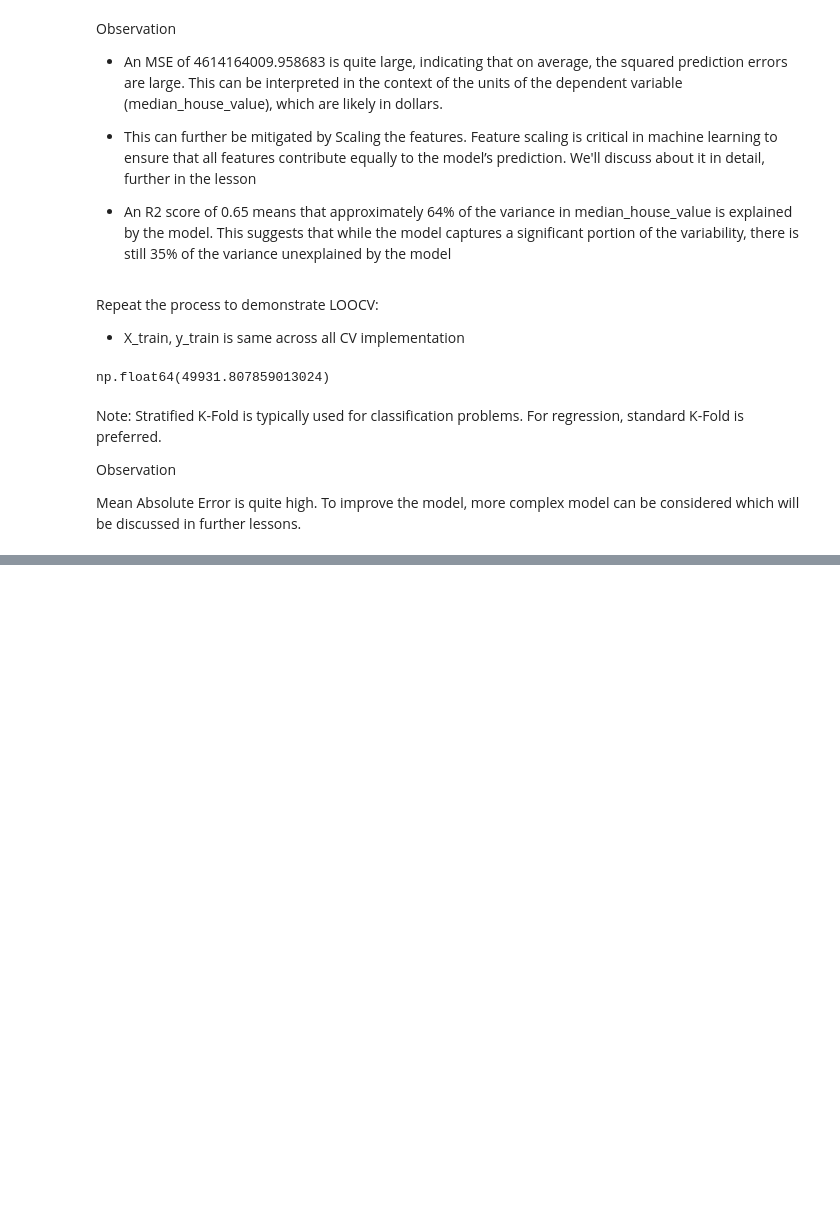
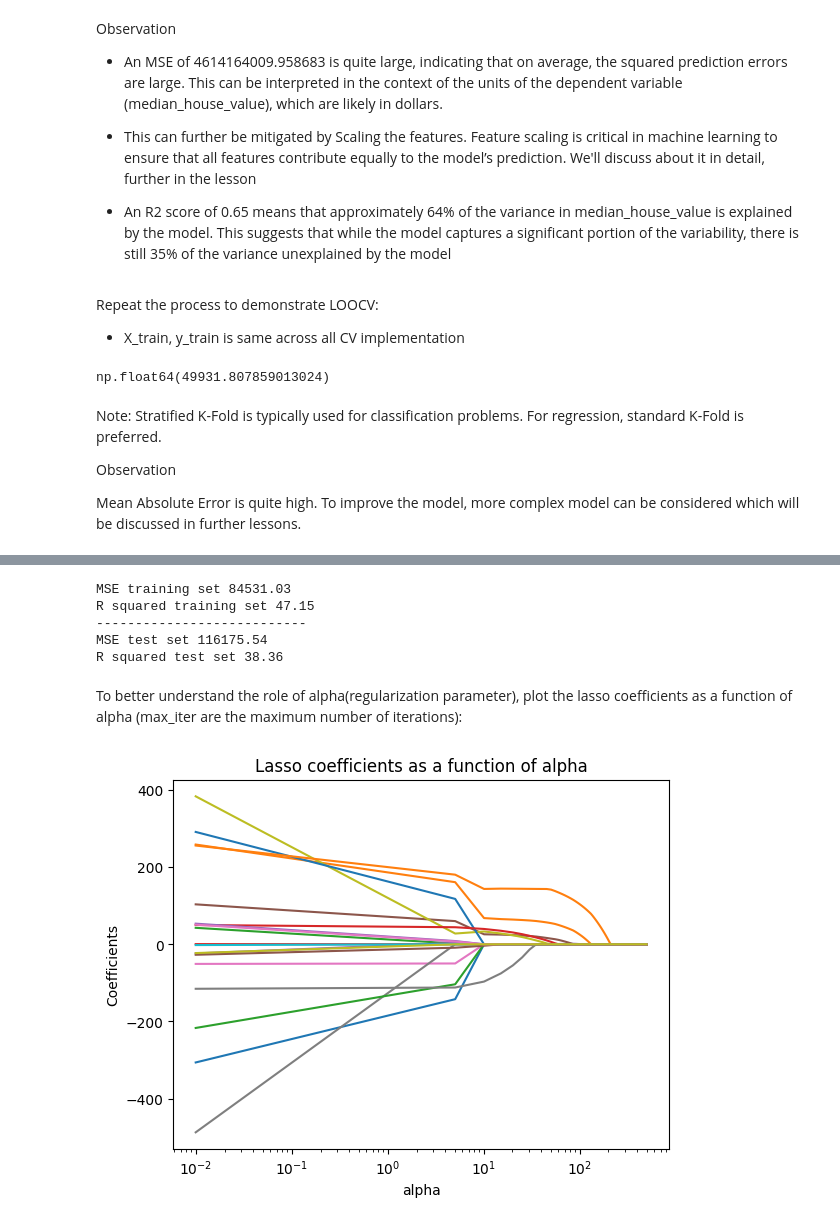
Before and after one commit to diadiaspora/AI-Machine-Learning, a Jupyter notebook: 3_Machine Learning/3.2_Supervised_Learning_Regression_and_Its_Applications/Supervised_Learning_Regression_and_Its_Applications.ipynb, the cells around one changed output, grey strips where cells are left out. Saved outputs shown, nothing was run; the diff lists cells and outputs as text; code cells hidden in the pictures; blank space fills up the shorter version.

```diff
--- a/3_Machine Learning/3.2_Supervised_Learning_Regression_and_Its_Applications/Supervised_Learning_Regression_and_Its_Applications.ipynb
+++ b/3_Machine Learning/3.2_Supervised_Learning_Regression_and_Its_Applications/Supervised_Learning_Regression_and_Its_Applications.ipynb
@@ -848,0 +1073,4 @@ Mean Absolute Error is quite high. To improve the model, more complex model can
+# %%
+# Create X with dummy variables and numerical variables
+X = pd.concat([X_numerical, dummies[['League_N', 'Division_W', 'NewLeague_N']]], axis=1)
+X.info()
@@ -848,0 +1095,3 @@ Mean Absolute Error is quite high. To improve the model, more complex model can
+# %%
+# Split the dataset into training and testing sets before handling missing values
+X_train, X_test, y_train, y_test = train_test_split(X, y, test_size=0.25, random_state=42)
@@ -848,0 +1122,8 @@ Mean Absolute Error is quite high. To improve the model, more complex model can
+# %%
+# Perform Standardization on numerical features.
+
+from sklearn.preprocessing import StandardScaler
+
+scaler = StandardScaler().fit(X_train[list_numerical])
+X_train[list_numerical] = scaler.transform(X_train[list_numerical])
+X_test[list_numerical] = scaler.transform(X_test[list_numerical])
@@ -848,0 +1145,5 @@ Mean Absolute Error is quite high. To improve the model, more complex model can
+# %%
+# Imputing the values NA values in the series with the median
+median_salary = y_train.median(skipna=True)
+y_train = y_train.fillna(median_salary)
+y_test = y_test.fillna(median_salary)
@@ -848,0 +1183,41 @@ Mean Absolute Error is quite high. To improve the model, more complex model can
+# %%
+# Training data
+pred_train = lasso_model.predict(X_train)
+mse_train = mean_squared_error(y_train, pred_train)
+print('MSE training set', round(mse_train, 2))
+print('R squared training set', round(r2_score(y_train, pred_train)*100,2))
+print("---------------------------")
+
+# Test data
+pred_test = lasso_model.predict(X_test)
+mse_test =mean_squared_error(y_test, pred_test)
+print('MSE test set', round(mse_test, 2))
+print('R squared test set', round(r2_score(y_test, pred_test)*100,2))
+# %% [output]
+MSE training set 84531.03
+R squared training set 47.15
+---------------------------
+MSE test set 116175.54
+R squared test set 38.36
+# %% [markdown]
+To better understand the role of alpha(regularization parameter), plot the lasso coefficients as a function of alpha (max_iter are the maximum number of iterations):
+# %%
+alphas = np.linspace(0.01,500,100)
+lasso = Lasso(max_iter=10000)
+coefs = []
+
+for a in alphas:
+    lasso.set_params(alpha=a)
+    lasso.fit(X_train, y_train)
+    coefs.append(lasso.coef_)
+
+ax = plt.gca()
+
+ax.plot(alphas, coefs)
+ax.set_xscale('log')
+plt.axis('tight')
+plt.xlabel('alpha')
+plt.ylabel('Coefficients')
+plt.title('Lasso coefficients as a function of alpha');
+# %% [output]
+[figure, added]
```
Also changed, not shown: parts of 124 cells of this notebook, 1 other file.
